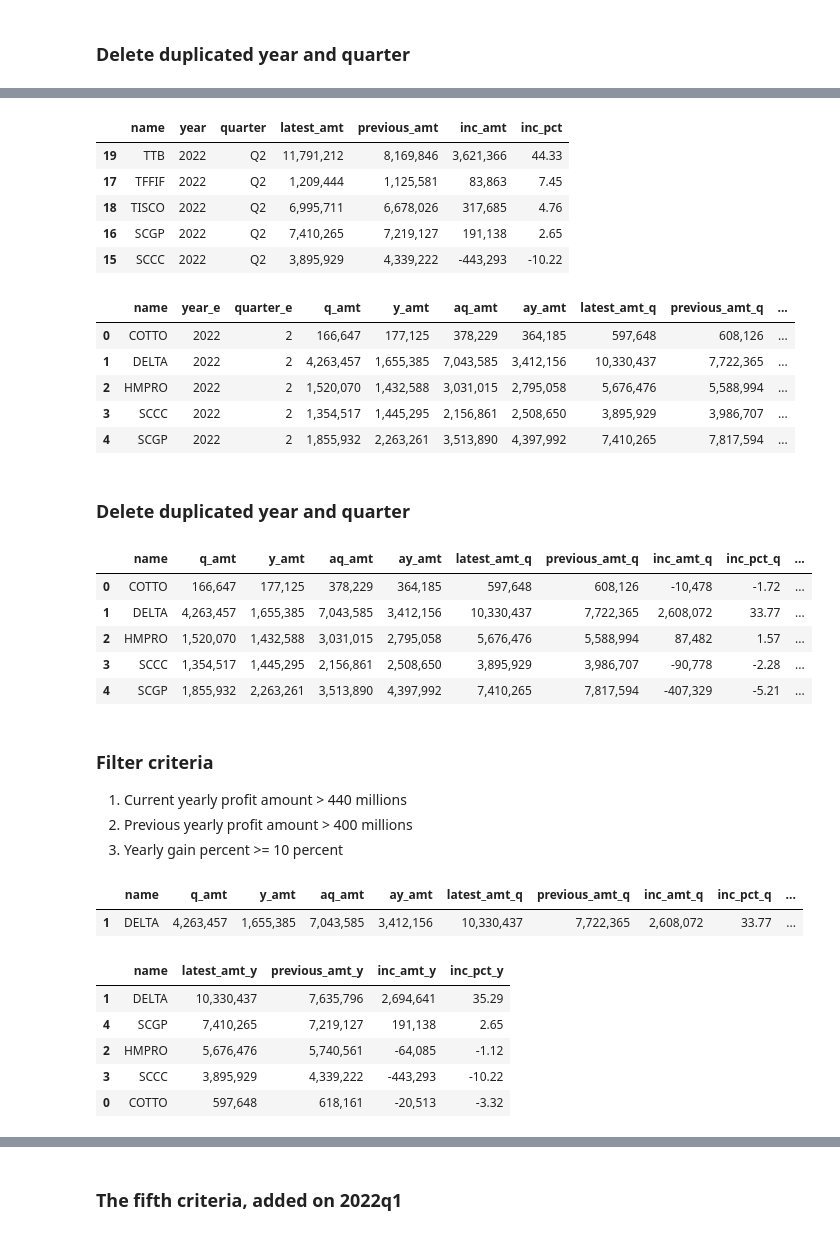
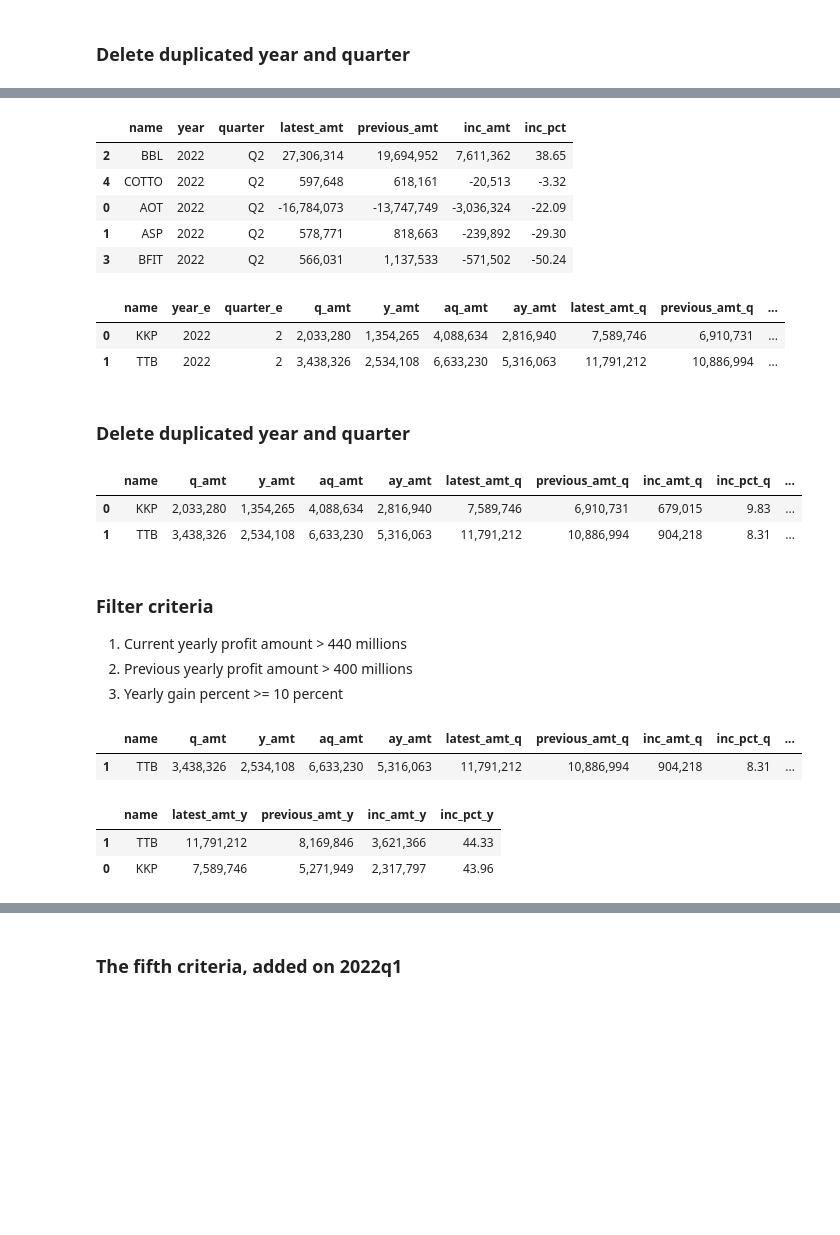
Before and after one commit to santimcs/A8, a Jupyter notebook: Quarterly/240-Create Profits Q2.ipynb, the cells around one changed output, grey strips where cells are left out. Drawn from its saved outputs; the diff is of its cells as text; code cells hidden in the pictures; blank space fills up the shorter version.

```diff
--- a/Quarterly/240-Create Profits Q2.ipynb
+++ b/Quarterly/240-Create Profits Q2.ipynb
@@ -22,5 +22,5 @@ today_str
 # %%
-#today = date(2022, 7, 14)
+today = date(2022, 7, 20)
 today_str = today.strftime("%Y-%m-%d")
 today_str
 # %% [output]
@@ -116,24 +107,21 @@ FROM yr_profits
 WHERE year = %s AND quarter = "Q%s"'''
 sql = sql % (year, quarter)
 yr_pf = pd.read_sql(sql, conlt)
-yr_pf.tail().sort_values(['inc_pct'],ascending=[False]).style.format(format_dict)
+yr_pf.head().sort_values(['inc_pct'],ascending=[False]).style.format(format_dict)
 # %% [output]
 |  | name | year | quarter | latest_amt | previous_amt | inc_amt | inc_pct |
-| 19 | TTB | 2022 | Q2 | 11,791,212 | 8,169,846 | 3,621,366 | 44.33 |
-| 17 | TFFIF | 2022 | Q2 | 1,209,444 | 1,125,581 | 83,863 | 7.45 |
-| 18 | TISCO | 2022 | Q2 | 6,995,711 | 6,678,026 | 317,685 | 4.76 |
-| 16 | SCGP | 2022 | Q2 | 7,410,265 | 7,219,127 | 191,138 | 2.65 |
-| 15 | SCCC | 2022 | Q2 | 3,895,929 | 4,339,222 | -443,293 | -10.22 |
+| 2 | BBL | 2022 | Q2 | 27,306,314 | 19,694,952 | 7,611,362 | 38.65 |
+| 4 | COTTO | 2022 | Q2 | 597,648 | 618,161 | -20,513 | -3.32 |
+| 0 | AOT | 2022 | Q2 | -16,784,073 | -13,747,749 | -3,036,324 | -22.09 |
+| 1 | ASP | 2022 | Q2 | 578,771 | 818,663 | -239,892 | -29.30 |
+| 3 | BFIT | 2022 | Q2 | 566,031 | 1,137,533 | -571,502 | -50.24 |
 # %%
 df_merge2 = pd.merge(epssqt_pf, yr_pf, on=['name'], suffixes=(['_q','_y']), how='inner')
-df_merge2.tail().style.format(format_dict)
+df_merge2.head().style.format(format_dict)
 # %% [output]
 |  | name | year_e | quarter_e | q_amt | y_amt | aq_amt | ay_amt | latest_amt_q | previous_amt_q | ... |
-| 0 | COTTO | 2022 | 2 | 166,647 | 177,125 | 378,229 | 364,185 | 597,648 | 608,126 | ... |
-| 1 | DELTA | 2022 | 2 | 4,263,457 | 1,655,385 | 7,043,585 | 3,412,156 | 10,330,437 | 7,722,365 | ... |
-| 2 | HMPRO | 2022 | 2 | 1,520,070 | 1,432,588 | 3,031,015 | 2,795,058 | 5,676,476 | 5,588,994 | ... |
-| 3 | SCCC | 2022 | 2 | 1,354,517 | 1,445,295 | 2,156,861 | 2,508,650 | 3,895,929 | 3,986,707 | ... |
-| 4 | SCGP | 2022 | 2 | 1,855,932 | 2,263,261 | 3,513,890 | 4,397,992 | 7,410,265 | 7,817,594 | ... |
+| 0 | KKP | 2022 | 2 | 2,033,280 | 1,354,265 | 4,088,634 | 2,816,940 | 7,589,746 | 6,910,731 | ... |
+| 1 | TTB | 2022 | 2 | 3,438,326 | 2,534,108 | 6,633,230 | 5,316,063 | 11,791,212 | 10,886,994 | ... |
 # %% [markdown]
 ### Delete duplicated year and quarter
 # %%
@@ -142,32 +130,26 @@ profits = df_merge2.drop(columns, axis='columns')
 profits.head().style.format(format_dict)
 # %% [output]
 |  | name | q_amt | y_amt | aq_amt | ay_amt | latest_amt_q | previous_amt_q | inc_amt_q | inc_pct_q | ... |
-| 0 | COTTO | 166,647 | 177,125 | 378,229 | 364,185 | 597,648 | 608,126 | -10,478 | -1.72 | ... |
-| 1 | DELTA | 4,263,457 | 1,655,385 | 7,043,585 | 3,412,156 | 10,330,437 | 7,722,365 | 2,608,072 | 33.77 | ... |
-| 2 | HMPRO | 1,520,070 | 1,432,588 | 3,031,015 | 2,795,058 | 5,676,476 | 5,588,994 | 87,482 | 1.57 | ... |
-| 3 | SCCC | 1,354,517 | 1,445,295 | 2,156,861 | 2,508,650 | 3,895,929 | 3,986,707 | -90,778 | -2.28 | ... |
-| 4 | SCGP | 1,855,932 | 2,263,261 | 3,513,890 | 4,397,992 | 7,410,265 | 7,817,594 | -407,329 | -5.21 | ... |
+| 0 | KKP | 2,033,280 | 1,354,265 | 4,088,634 | 2,816,940 | 7,589,746 | 6,910,731 | 679,015 | 9.83 | ... |
+| 1 | TTB | 3,438,326 | 2,534,108 | 6,633,230 | 5,316,063 | 11,791,212 | 10,886,994 | 904,218 | 8.31 | ... |
 # %% [markdown]
 ### Filter criteria
 1. Current yearly profit amount > 440 millions
 2. Previous yearly profit amount > 400 millions
 3. Yearly gain percent >= 10 percent
 # %%
-profits[profits['name'] == 'DELTA'].style.format(format_dict)
+profits[profits['name'] == 'TTB'].style.format(format_dict)
 # %% [output]
 |  | name | q_amt | y_amt | aq_amt | ay_amt | latest_amt_q | previous_amt_q | inc_amt_q | inc_pct_q | ... |
-| 1 | DELTA | 4,263,457 | 1,655,385 | 7,043,585 | 3,412,156 | 10,330,437 | 7,722,365 | 2,608,072 | 33.77 | ... |
+| 1 | TTB | 3,438,326 | 2,534,108 | 6,633,230 | 5,316,063 | 11,791,212 | 10,886,994 | 904,218 | 8.31 | ... |
 # %%
 criteria_1 = profits.latest_amt_y > 440000
 cols = 'name latest_amt_y previous_amt_y inc_amt_y inc_pct_y'.split()
 profits.loc[criteria_1,cols].sort_values(['latest_amt_y'],ascending=[False]).style.format(format_dict)
 # %% [output]
 |  | name | latest_amt_y | previous_amt_y | inc_amt_y | inc_pct_y |
-| 1 | DELTA | 10,330,437 | 7,635,796 | 2,694,641 | 35.29 |
-| 4 | SCGP | 7,410,265 | 7,219,127 | 191,138 | 2.65 |
-| 2 | HMPRO | 5,676,476 | 5,740,561 | -64,085 | -1.12 |
-| 3 | SCCC | 3,895,929 | 4,339,222 | -443,293 | -10.22 |
-| 0 | COTTO | 597,648 | 618,161 | -20,513 | -3.32 |
+| 1 | TTB | 11,791,212 | 8,169,846 | 3,621,366 | 44.33 |
+| 0 | KKP | 7,589,746 | 5,271,949 | 2,317,797 | 43.96 |
 # %%
 criteria_2 = profits.previous_amt_y > 400000
 profits.loc[criteria_2,cols].sort_values(['previous_amt_y'],ascending=[False]).style.format(format_dict)
```
Also changed, not shown: parts of 28 cells of this notebook, 3 other files.
